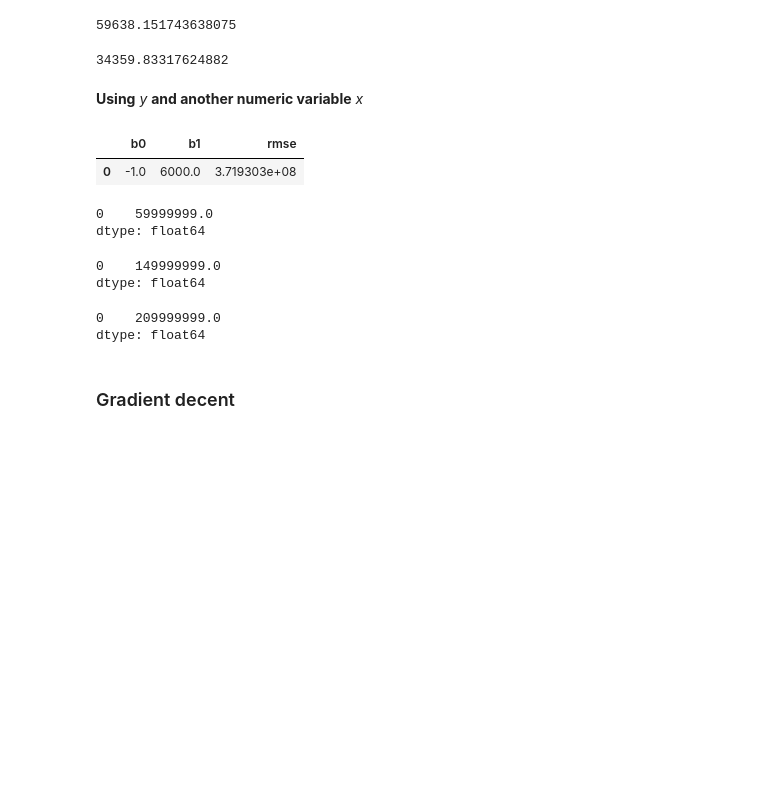
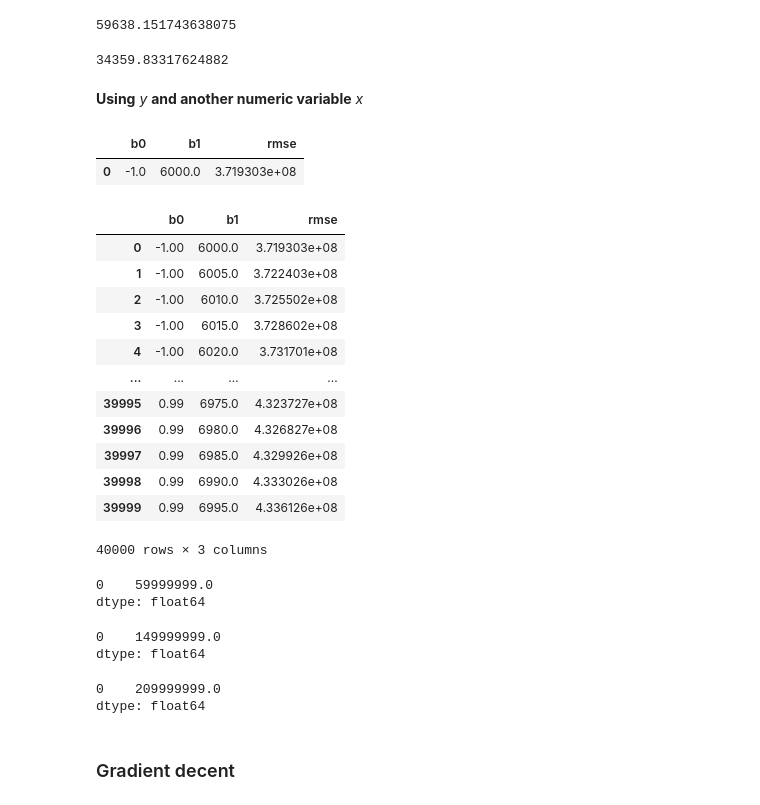
Before and after one commit to peshekhodko/ST590-Project1, a Jupyter notebook: Project1.ipynb, the cells around one changed output. Saved outputs shown, nothing was run; the diff lists cells and outputs as text; code cells hidden in the pictures; blank space fills up the shorter version.

```diff
--- a/Project1.ipynb
+++ b/Project1.ipynb
@@ -133,10 +157,16 @@ two_way_cross_tab.plot.bar(stacked = True)
 import math
 
 def loss_func(y, c):
+    '''
+    Returns loss fucntion for two values
+    '''
     return (y-c)**2
 
 
 def rmse(dy, c):
+    '''
+    Returns root mean square error for the list of c
+    '''
     result = {}
     for i in range(len (c)):
         sum_y = 0
@@ -147,10 +177,15 @@ def rmse(dy, c):
     return result
 
 def create_grid_for_c(dy):
+    '''
+    Returns intial grid of values for c
+    '''
     result = []
     result.append (dy.median())
-    result.append (dy.median() + 0.5*dy.std())
-    result.append (dy.median() - 0.5*dy.std())
+    result.append (dy.median() + 0.1*dy.std())
+    result.append (dy.median() - 0.1*dy.std())
+    result.append (dy.median() + 0.2*dy.std())
+    result.append (dy.median() - 0.2*dy.std())
     result.append (dy.mean())
     result.append (dy.mean() + 0.5*dy.std())
     result.append (dy.mean() - 0.5*dy.std())
@@ -190,10 +225,13 @@ results2
 b0 = np.arange (start=-1, stop=1, step=0.01)
 b1 = np.arange(start=6000, stop = 7000, step=5)
 
-grid_info = {'b0':b0, 'b1':b1}
+input_grid = {'b0':b0, 'b1':b1}
 
-def grid_search_with_extra_variable(dict, dx, dy):
-    df_input = pd.DataFrame(dict,  columns = ["b0", "b1", "rmse"]);
+def grid_search_with_extra_variable(input_grid, dx, dy):
+    '''
+    Returns optimal values of b0 and b1
+    '''
+    df_input = pd.DataFrame(input_grid,  columns = ["b0", "b1", "rmse"]);
     result = pd.DataFrame(columns = ["b0", "b1"])
 
     for i in range (df_input.b0.shape[0]):
@@ -205,7 +243,7 @@ def grid_search_with_extra_variable(dict, dx, dy):
             rmse = math.sqrt(1/(dx.shape[0])*sum_y)
             df2 = {'b0': df_input.b0[i], 'b1': df_input.b1[j], 'rmse':rmse}
             result = result.append(df2,ignore_index = True)
-    return result
+    return results[ (results.rmse == results.rmse.min())]
 
-results = grid_search_with_extra_variable(grid_info, data.km_driven, data.selling_price)
+optimal = grid_search_with_extra_variable(input_grid, data.km_driven, data.selling_price)
 # %%
@@ -214,6 +250,22 @@ optimal
 # %% [output]
 |  | b0 | b1 | rmse |
 | 0 | -1.0 | 6000.0 | 3.719303e+08 |
+# %%
+results
+# %% [output]
+|  | b0 | b1 | rmse |
+| 0 | -1.00 | 6000.0 | 3.719303e+08 |
+| 1 | -1.00 | 6005.0 | 3.722403e+08 |
+| 2 | -1.00 | 6010.0 | 3.725502e+08 |
+| 3 | -1.00 | 6015.0 | 3.728602e+08 |
+| 4 | -1.00 | 6020.0 | 3.731701e+08 |
+| ... | ... | ... | ... |
+| 39995 | 0.99 | 6975.0 | 4.323727e+08 |
+| 39996 | 0.99 | 6980.0 | 4.326827e+08 |
+| 39997 | 0.99 | 6985.0 | 4.329926e+08 |
+| 39998 | 0.99 | 6990.0 | 4.333026e+08 |
+| 39999 | 0.99 | 6995.0 | 4.336126e+08 |
+40000 rows × 3 columns
 # %%
 x = 10000
 y = optimal.b0+optimal.b1*x
```
Also changed, not shown: parts of 11 cells of this notebook.
